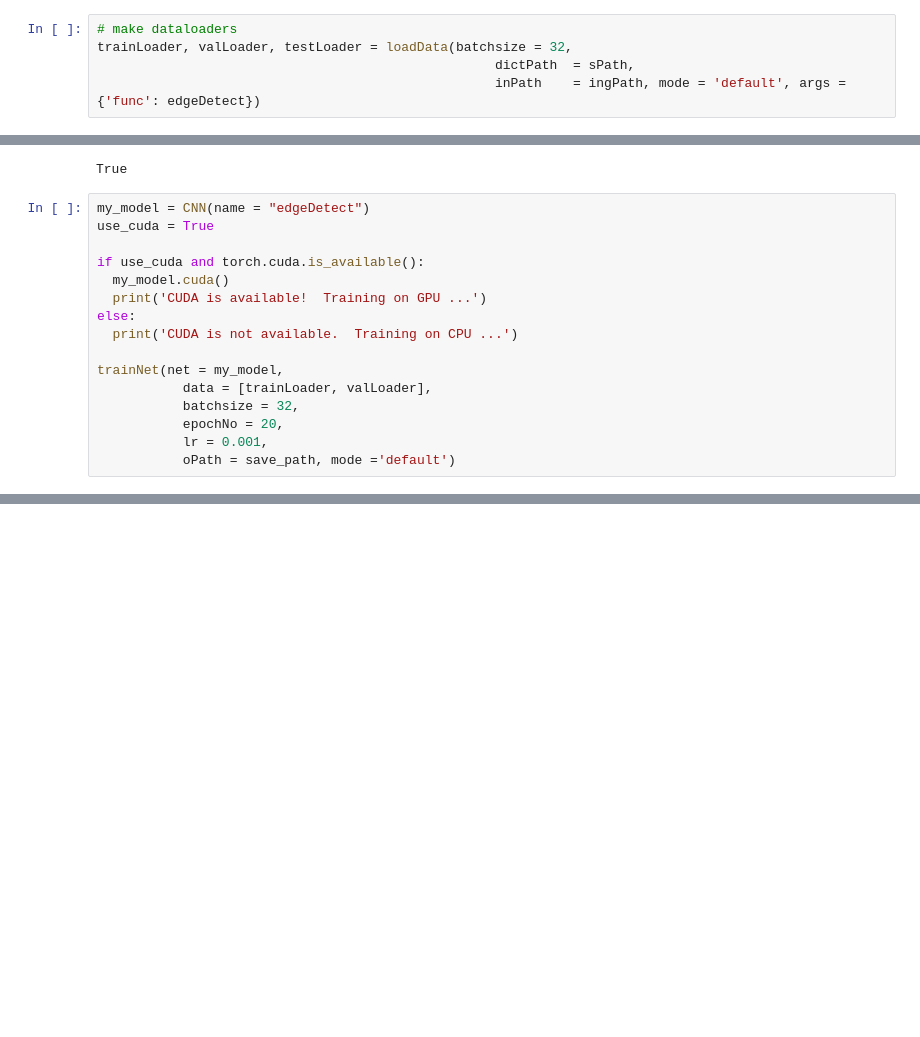
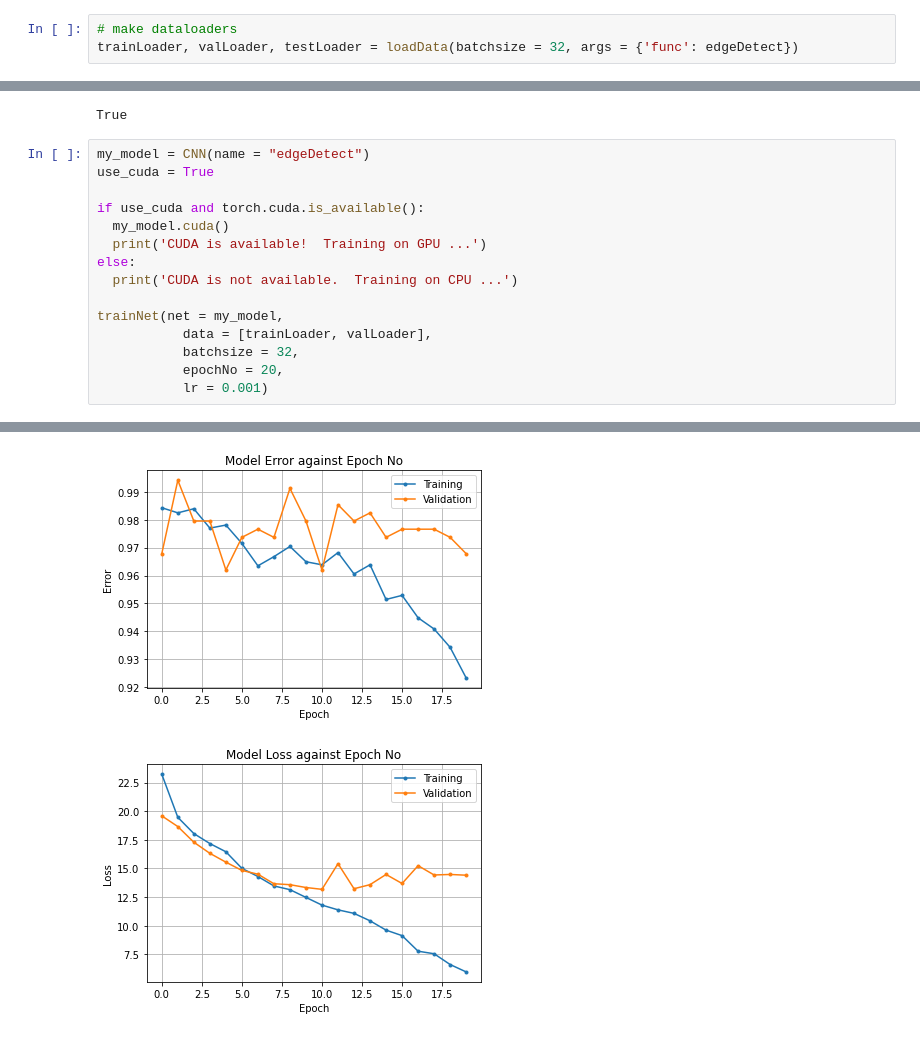
Before and after one commit to GerryChen117/2020-Summer-APS360-Project, a Jupyter notebook: model/APS_Project_Revised.ipynb, the cells around one changed output, grey strips where cells are left out. Drawn from its saved outputs; the diff is of its cells as text; blank space fills up the shorter version.

Commit message:
ran edge detect

```diff
--- a/model/APS_Project_Revised.ipynb
+++ b/model/APS_Project_Revised.ipynb
@@ -63,9 +41,7 @@ class CNN(nn.Module):
         return(x)
 # %%
 # make dataloaders
-trainLoader, valLoader, testLoader = loadData(batchsize = 32,
-                                                   dictPath  = sPath,
-                                                   inPath    = ingPath, mode = 'default', args = {'func': edgeDetect})
+trainLoader, valLoader, testLoader = loadData(batchsize = 32, args = {'func': edgeDetect})
 # %%
 torch.cuda.is_available()
 # %% [output]
@@ -84,7 +60,6 @@ trainNet(net = my_model,
            data = [trainLoader, valLoader],
            batchsize = 32,
            epochNo = 20,
-           lr = 0.001,
-           oPath = save_path, mode ='default')
+           lr = 0.001)
 # %% [output]
 CUDA is available!  Training on GPU ...
@@ -90,0 +82,2 @@ CUDA is available!  Training on GPU ...
+[figure, added]
+[figure, added]
```
Also changed, not shown: parts of 4 cells of this notebook, 22 other files.
